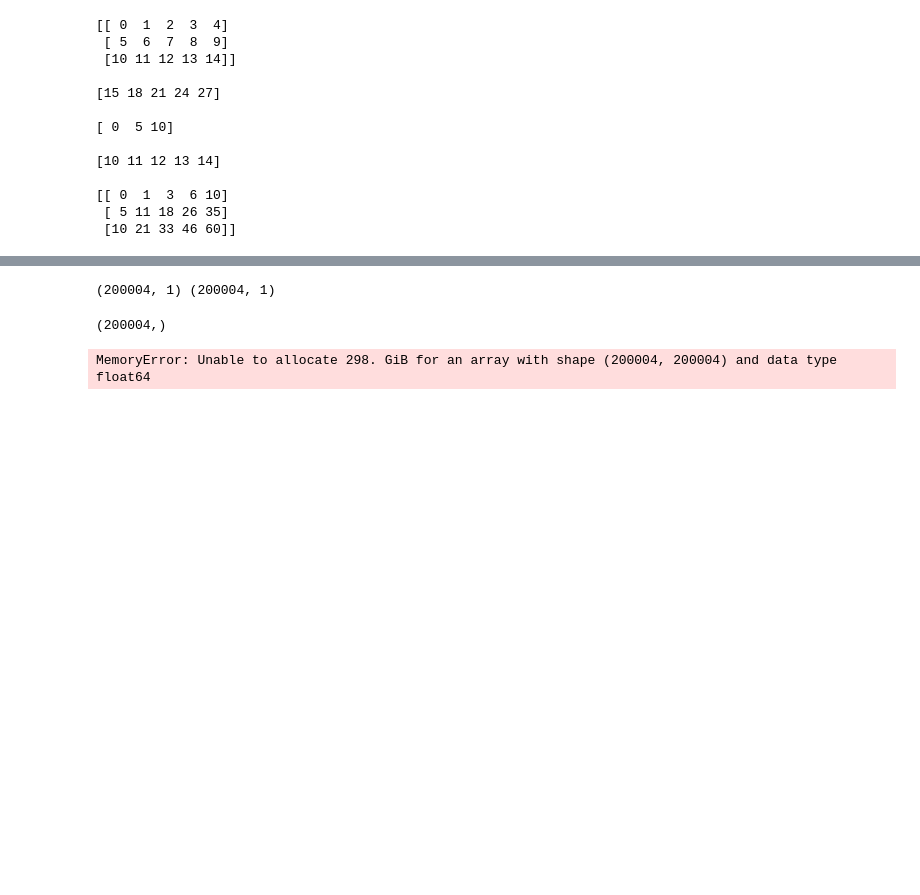
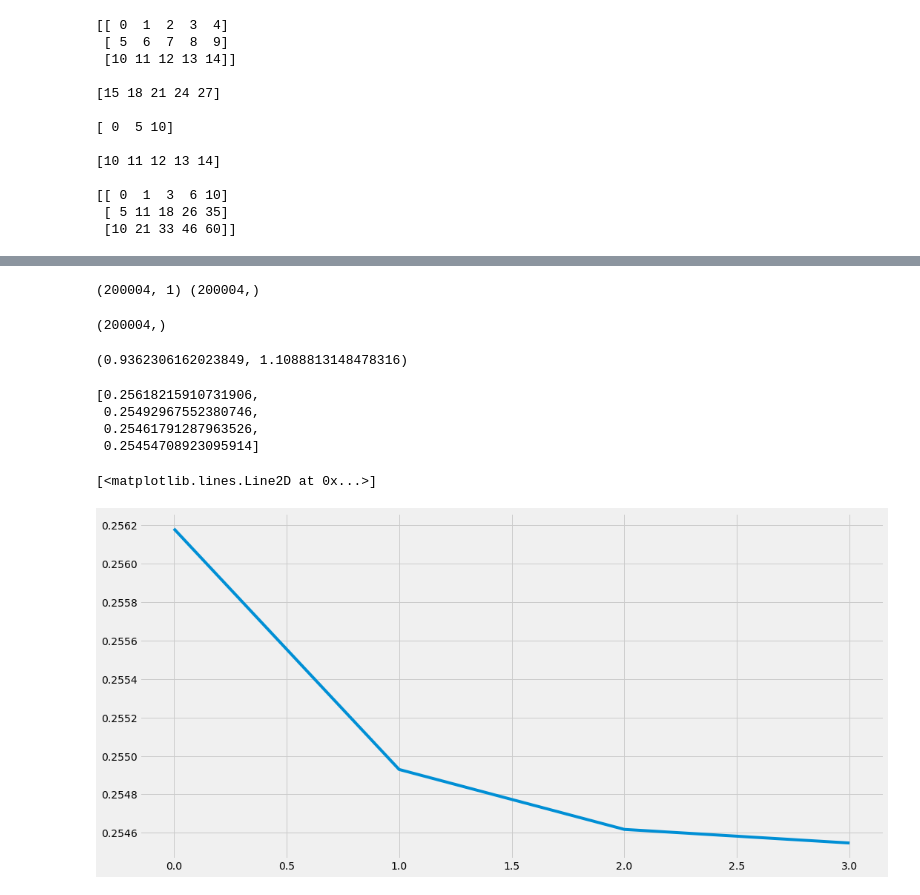
Before and after one commit to shiningstar1007/DataScience, a Jupyter notebook: DataScience/Code/numpy.ipynb, the cells around one changed output, grey strips where cells are left out. Drawn from its saved outputs; the diff is of its cells as text; code cells hidden in the pictures; blank space fills up the shorter version.

```diff
--- a/DataScience/Code/numpy.ipynb
+++ b/DataScience/Code/numpy.ipynb
@@ -114,4 +109,0 @@ seed = 42
-# %%
-trn = pd.read_csv(trn_file, index_col=0)
-print(trn.shape)
-trn.head()
@@ -132,35 +124,33 @@ sns.pairplot(trn.sample(n=10000), vars=['u', 'dered_u'], hue='class', size=5)
 # %%
 #RMSE 손실함수 정의
-# rmse = lamda y, p:np.sqrt(np.mean((y - p) ** 2)))
+#def rmse(y, p):
+#    return np.sqrt(np.mean((y - p) ** 2))
 
-def rmse(y, p):
-    return np.sqrt(np.mean((y - p) ** 2))
+rmse = lambda y, p: np.sqrt(np.mean((y - p) ** 2))
 # %%
-X = trn[trn['class'] != 0][['u']].values
-y = trn[trn['class'] != 0][['dered_u']].values
-
-print(X.shape, y.shape)
+x_tmp = trn[trn['class'] != 0][['u']].values
+y = trn[trn['class'] != 0]['dered_u'].values
+print(x_tmp.shape, y.shape)
 # %% [output]
-(200004, 1) (200004, 1)
+(200004, 1) (200004,)
 # %%
 # NumPy를 이용한 선형회귀
 
 alpha = .001
 theta0 = .1
 theta1 = .1
-epoch =4
+epoch = 4
 
-x = X.flatten()
-x.shape
+x = x_tmp.flatten() # 2차원 배열 -> 1차원 배열
+print(x.shape)
 # %% [output]
 (200004,)
 # %%
+#경사 하강법
 rmses = []
 for i in tqdm(range(epoch)):
     for x_i, y_i in zip(x, y):
-        p_i =  theta0 + theta1 * x_i
+        p_i =  theta0 + theta1 * x_i #예측값
         theta0 = theta0 + alpha * (y_i - p_i)
         theta1 = theta1 + alpha * (y_i - p_i) * x_i
     rmses.append(rmse(y, theta0 + theta1 * x))
-# %% [output]
-MemoryError: Unable to allocate 298. GiB for an array with shape (200004, 200004) and data type float64
@@ -166,0 +164,16 @@ MemoryError: Unable to allocate 298. GiB for an array with shape (200004, 200004
+# %%
+theta1, theta0
+# %% [output]
+(0.9362306162023849, 1.1088813148478316)
+# %%
+rmses
+# %% [output]
+[0.25618215910731906,
+ 0.25492967552380746,
+ 0.25461791287963526,
+ 0.25454708923095914]
+# %%
+plt.plot(rmses)
+# %% [output]
+[<matplotlib.lines.Line2D at 0x...>]
+[figure, added]
```
Also changed, not shown: parts of 22 cells of this notebook.
